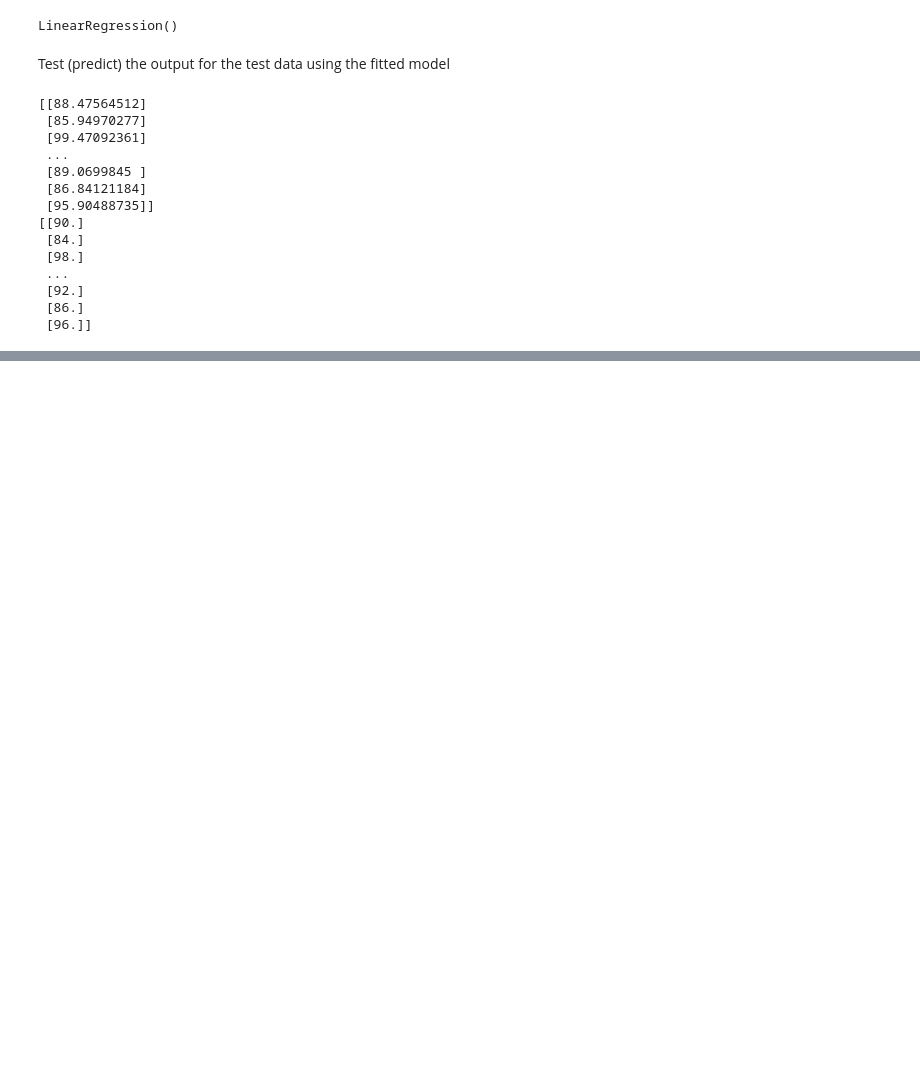
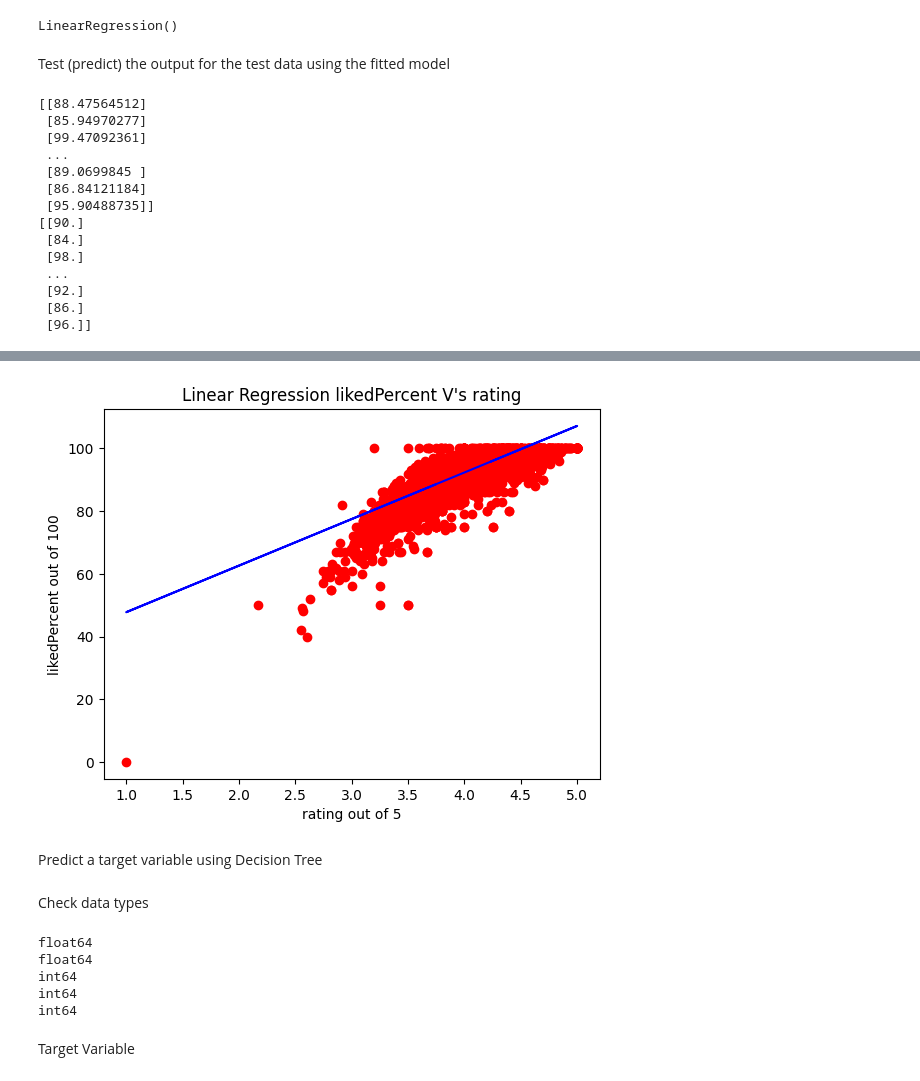
Before and after one commit to RobbiePratt/UCDPA_RobbiePratt, a Jupyter notebook: Project Assignment - Specialist Certificate in Data Analytics Essentials- Robbie Pratt.ipynb, the cells around one changed output, grey strips where cells are left out. Cells and saved outputs as stored; diff of their text form; code cells hidden in the pictures; blank space fills up the shorter version.

```diff
--- a/Project Assignment - Specialist Certificate in Data Analytics Essentials- Robbie Pratt.ipynb
+++ b/Project Assignment - Specialist Certificate in Data Analytics Essentials- Robbie Pratt.ipynb
@@ -507,0 +434,27 @@ plot.figure(figsize=)
+# %%
+plt.scatter(X_test,y_test,color='red')
+plt.plot(X_test,reg.predict(X_test),color='blue')
+plt.title("Linear Regression likedPercent V's rating")
+plt.xlabel("rating out of 5")
+plt.ylabel("likedPercent out of 100")
+plt.show()
+# %% [output]
+[figure, added]
+# %% [markdown]
+Predict a target variable using Decision Tree
+# %% [markdown]
+Check data types
+# %%
+print(df_BestBooks.likedPercent.dtypes)
+print(df_BestBooks.rating.dtypes)
+print(df_BestBooks.numRatings.dtypes)
+print(df_BestBooks.bbeScore.dtypes)
+print(df_BestBooks.bbeVotes.dtypes)
+# %% [output]
+float64
+float64
+int64
+int64
+int64
+# %% [markdown]
+Target Variable
```
Also changed, not shown: parts of 66 cells of this notebook.
